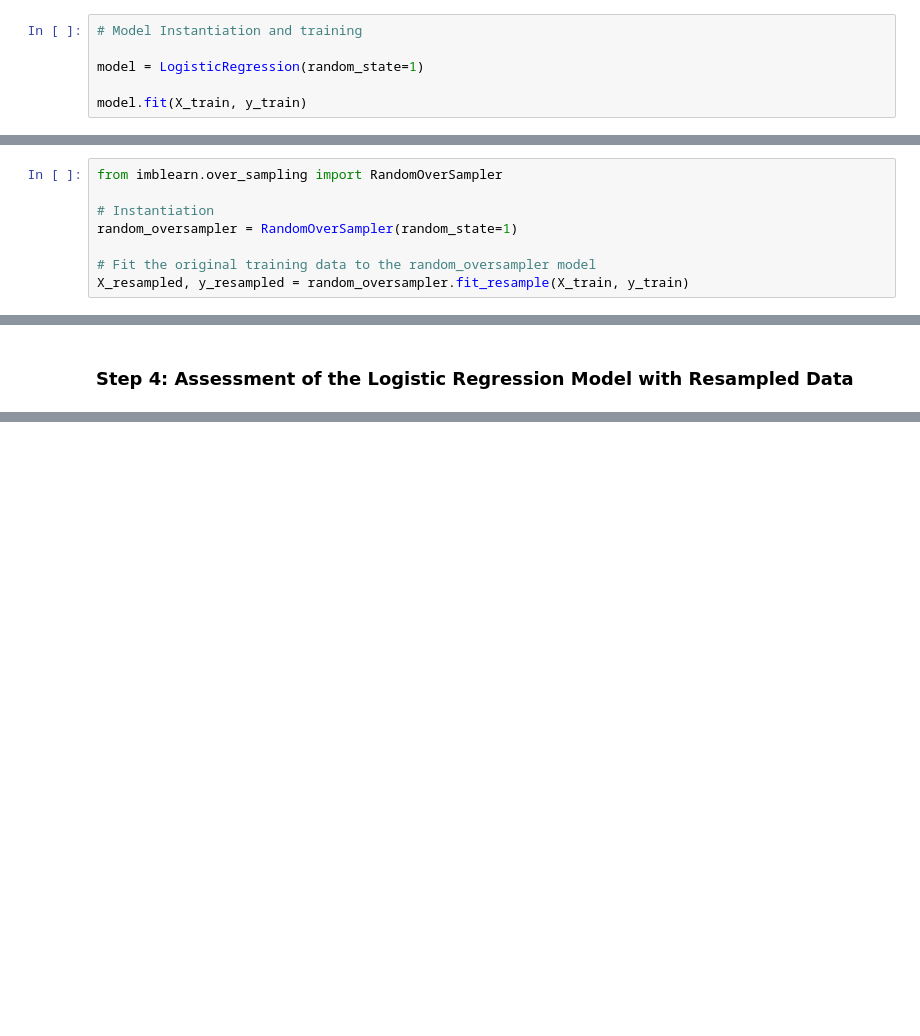
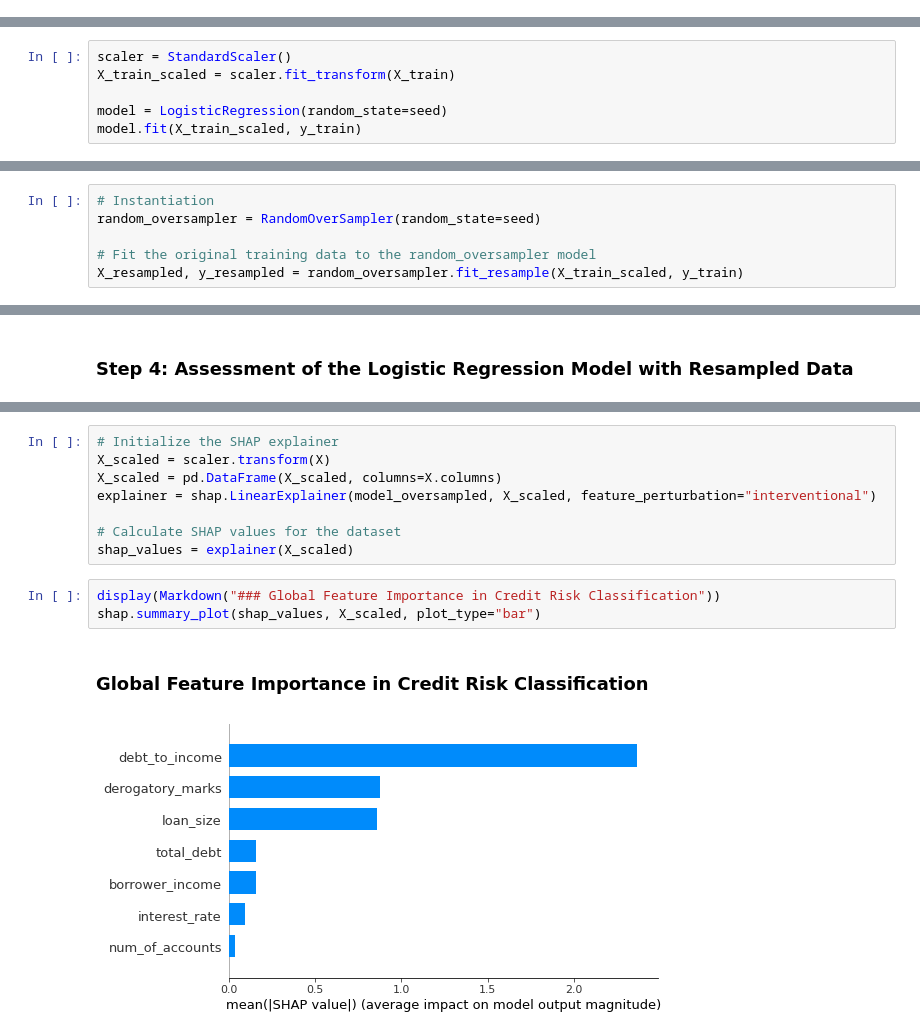
Before and after one commit to paocarvajal1912/Supervised_Credit_Risk_Classification, a Jupyter notebook: credit_risk_resampling.ipynb, the cells around one changed output, grey strips where cells are left out. Cells and saved outputs as stored; diff of their text form; blank space fills up the shorter version.

Commit message:
Add SHAP feature importance and normalization

```diff
--- a/credit_risk_resampling.ipynb
+++ b/credit_risk_resampling.ipynb
@@ -105,6 +121,0 @@ X_train, X_test, y_train, y_test = train_test_split(X, y, random_state=1, test_s
-# %%
-# Model Instantiation and training
-
-model = LogisticRegression(random_state=1)
-
-model.fit(X_train, y_train)
@@ -112,0 +122,6 @@ LogisticRegression(random_state=1)
+# %%
+scaler = StandardScaler()
+X_train_scaled = scaler.fit_transform(X_train)
+
+model = LogisticRegression(random_state=seed)
+model.fit(X_train_scaled, y_train)
@@ -163,13 +195,11 @@ With a precision of 85%, and 578 true positives (from the previous calculation),
 # %% [markdown]
 ### Step 1: Use the `RandomOverSampler` module from the imbalanced-learn library to resample the data.
 # %%
-from imblearn.over_sampling import RandomOverSampler
-
 # Instantiation
-random_oversampler = RandomOverSampler(random_state=1)
+random_oversampler = RandomOverSampler(random_state=seed)
 
 # Fit the original training data to the random_oversampler model
-X_resampled, y_resampled = random_oversampler.fit_resample(X_train, y_train)
+X_resampled, y_resampled = random_oversampler.fit_resample(X_train_scaled, y_train)
 # %%
 print(" Class counting became balanced")
 y_resampled.value_counts()
@@ -249,0 +292,14 @@ A full analysis is available in the README file. Thank you for reading.
+# %%
+# Initialize the SHAP explainer
+X_scaled = scaler.transform(X)
+X_scaled = pd.DataFrame(X_scaled, columns=X.columns)
+explainer = shap.LinearExplainer(model_oversampled, X_scaled, feature_perturbation="interventional")
+
+# Calculate SHAP values for the dataset
+shap_values = explainer(X_scaled)
+# %%
+display(Markdown("### Global Feature Importance in Credit Risk Classification"))
+shap.summary_plot(shap_values, X_scaled, plot_type="bar")
+# %% [output]
+### Global Feature Importance in Credit Risk Classification
+[figure, added]
```
Also changed, not shown: parts of 27 cells of this notebook, 6 other files.
